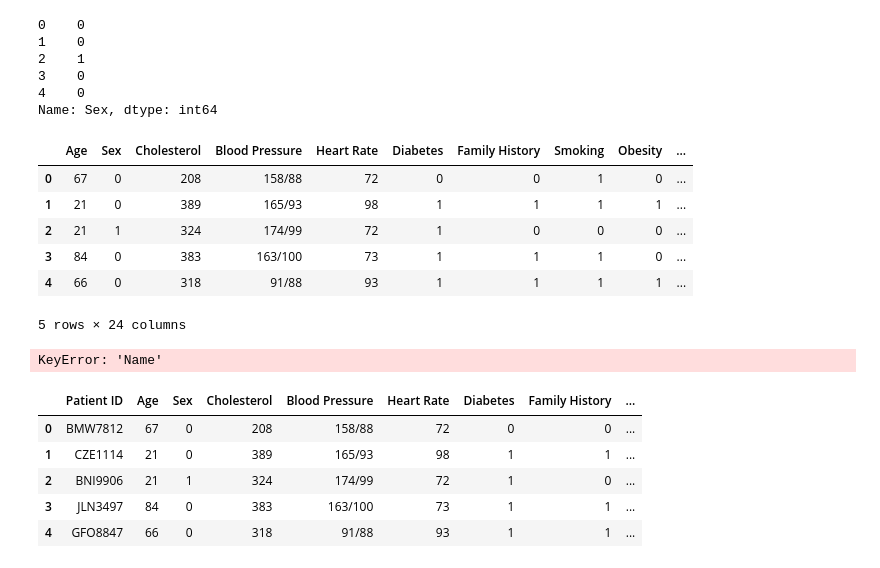
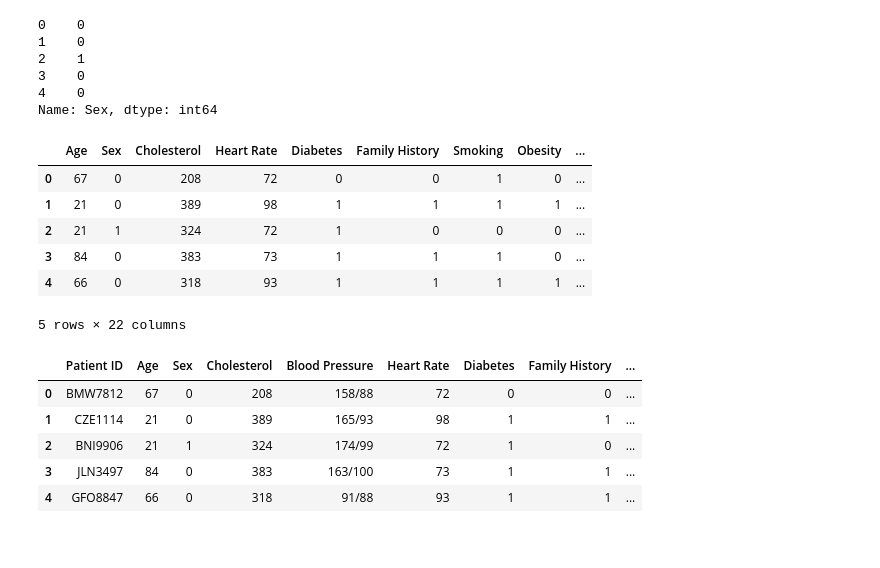
Before and after one commit to DarshanCHMSR/logistic-regression, a Jupyter notebook: heart_attack/heart.ipynb, the cells around one changed output. Cells and saved outputs as stored; diff of their text form; code cells hidden in the pictures.

```diff
--- a/heart_attack/heart.ipynb
+++ b/heart_attack/heart.ipynb
@@ -43,13 +43,13 @@ data['Sex'].head()
 4    0
 Name: Sex, dtype: int64
 # %%
-heartdata=pd.DataFrame(data.iloc[:, 1:-1])
-heartdata.head()
+data=pd.DataFrame(data.iloc[:, 1:-1])
+data.head()
 # %% [output]
-|  | Age | Sex | Cholesterol | Blood Pressure | Heart Rate | Diabetes | Family History | Smoking | Obesity | ... |
-| 0 | 67 | 0 | 208 | 158/88 | 72 | 0 | 0 | 1 | 0 | ... |
-| 1 | 21 | 0 | 389 | 165/93 | 98 | 1 | 1 | 1 | 1 | ... |
-| 2 | 21 | 1 | 324 | 174/99 | 72 | 1 | 0 | 0 | 0 | ... |
-| 3 | 84 | 0 | 383 | 163/100 | 73 | 1 | 1 | 1 | 0 | ... |
-| 4 | 66 | 0 | 318 | 91/88 | 93 | 1 | 1 | 1 | 1 | ... |
+|  | Age | Sex | Cholesterol | Heart Rate | Diabetes | Family History | Smoking | Obesity | ... |
+| 0 | 67 | 0 | 208 | 72 | 0 | 0 | 1 | 0 | ... |
+| 1 | 21 | 0 | 389 | 98 | 1 | 1 | 1 | 1 | ... |
+| 2 | 21 | 1 | 324 | 72 | 1 | 0 | 0 | 0 | ... |
+| 3 | 84 | 0 | 383 | 73 | 1 | 1 | 1 | 0 | ... |
+| 4 | 66 | 0 | 318 | 93 | 1 | 1 | 1 | 1 | ... |
-5 rows × 24 columns
+5 rows × 22 columns
@@ -61,11 +56,3 @@ data.head()
-# %%
-# Delete rows where the 'Name' column equals a specific value
-data = data[data['Name'] != 'Continent']
-data = data[data['Name'] != 'Hemisphere']
-data = data.reset_index(drop=True)
-data.head()
-# %% [output]
-KeyError: 'Name'
 # %%
 # Rename columns using a dictionary: {'old_name': 'new_name', ...}
 data.rename(columns={'Heart Attack Risk': 'Risk'},inplace=True)
```
Also changed, not shown: parts of 15 cells of this notebook.
